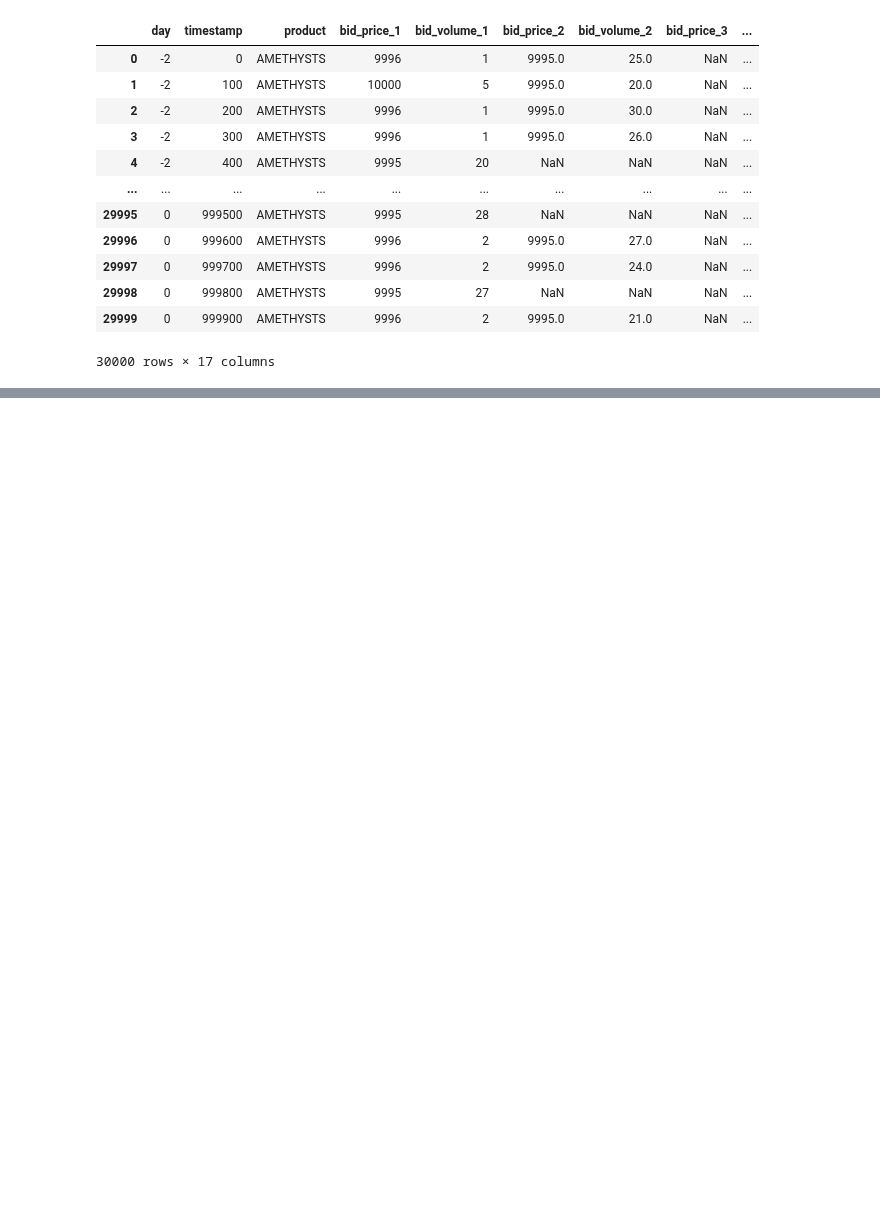
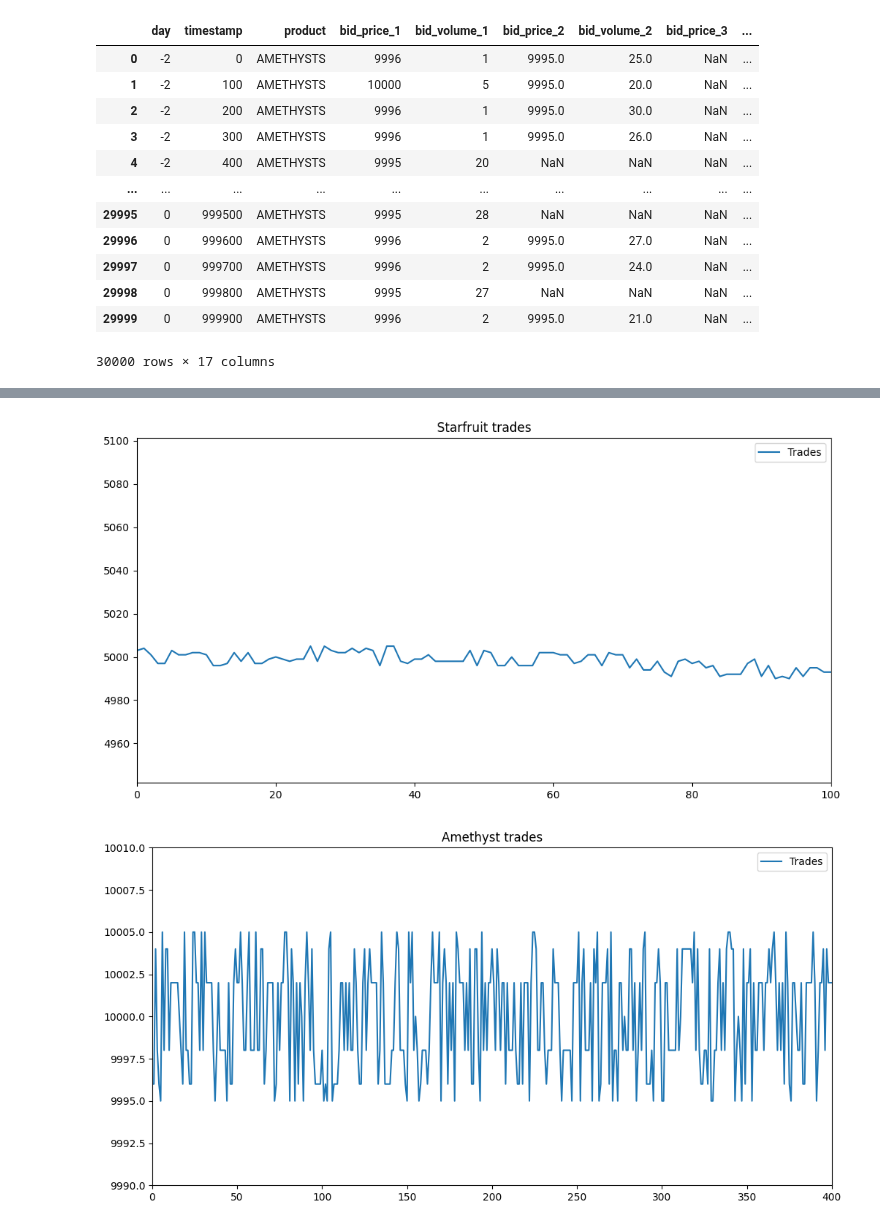
Before and after one commit to johannesfuest/prosperity-2, a Jupyter notebook: algorithmic_trades/playground.ipynb, the cells around one changed output, grey strips where cells are left out. Drawn from its saved outputs; the diff is of its cells as text; code cells hidden in the pictures; blank space fills up the shorter version.

```diff
--- a/algorithmic_trades/playground.ipynb
+++ b/algorithmic_trades/playground.ipynb
@@ -272,0 +84,20 @@ TraderData: SAMPLE
+# %%
+# Plot the trades for starfruit
+plt.figure(figsize=(12, 6))
+plt.plot(trades_starfruit["price"], label="Trades")
+plt.title("Starfruit trades")
+plt.xlim(0,100)
+plt.legend()
+plt.show()
+
+# Plot the trades for amethyst
+plt.figure(figsize=(12, 6))
+plt.plot(trades_amethyst["price"], label="Trades")
+plt.title("Amethyst trades")
+plt.xlim(0,400)
+plt.ylim(9990, 10010)
+plt.legend()
+plt.show()
+# %% [output]
+[figure, added]
+[figure, added]
```
Also changed, not shown: parts of 5 cells of this notebook, 2 other files.
